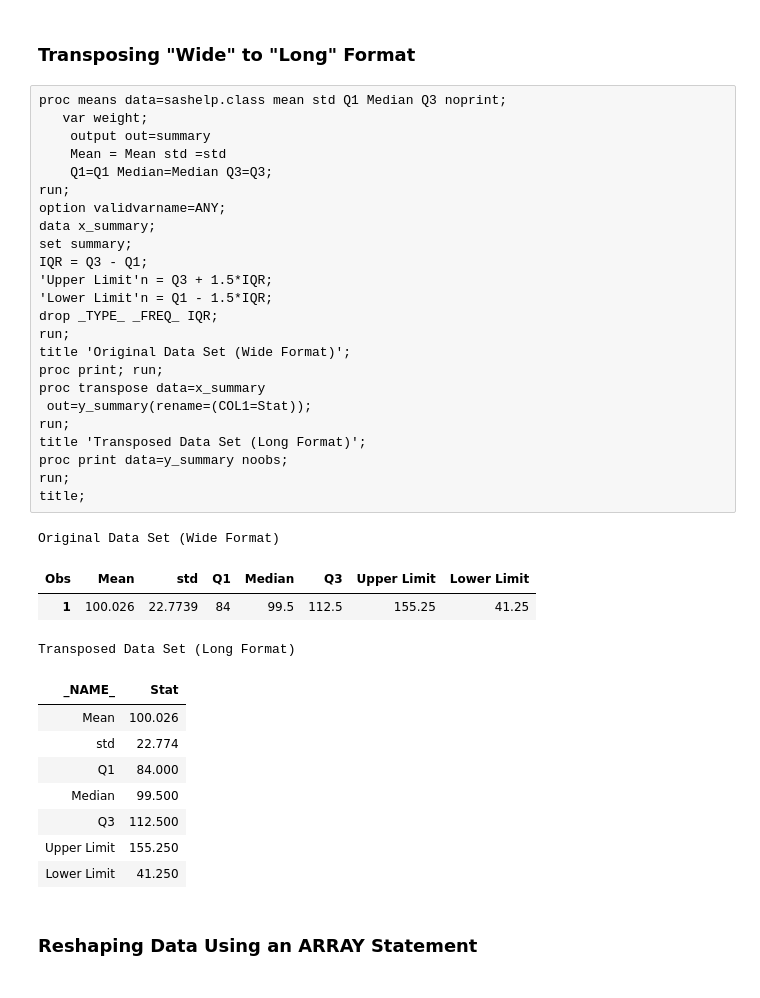
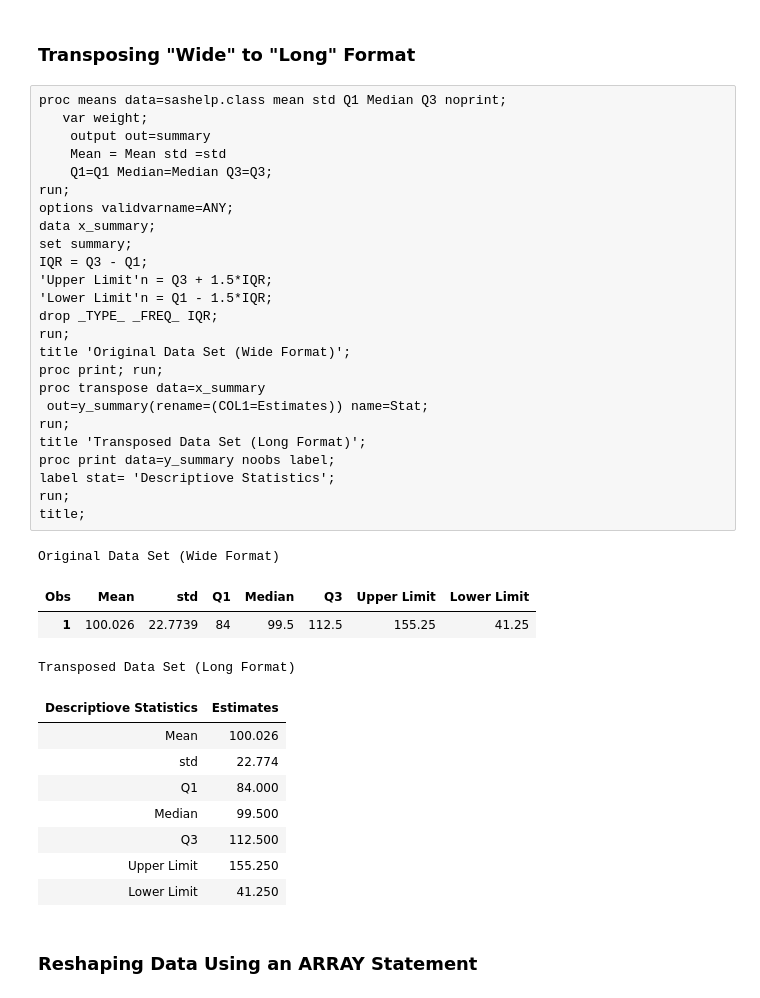
Before and after one commit to ProcJimi/curriculum, a Jupyter notebook: Week5/Week5_Part2.ipynb, the cells around one changed output. Cells and saved outputs as stored; diff of their text form.

```diff
--- a/Week5/Week5_Part2.ipynb
+++ b/Week5/Week5_Part2.ipynb
@@ -97,33 +97,34 @@ ID statement, PREFIX=, NAME= options added
 # %%
 proc means data=sashelp.class mean std Q1 Median Q3 noprint;
    var weight;
     output out=summary
     Mean = Mean	std =std
     Q1=Q1 Median=Median Q3=Q3;
 run;
-option validvarname=ANY;
+options validvarname=ANY;
 data x_summary;
 set summary;
 IQR = Q3 - Q1;
 'Upper Limit'n = Q3 + 1.5*IQR;
 'Lower Limit'n = Q1 - 1.5*IQR;
 drop _TYPE_ _FREQ_ IQR;
 run;
 title 'Original Data Set (Wide Format)';
 proc print; run;
 proc transpose data=x_summary
- out=y_summary(rename=(COL1=Stat));
+ out=y_summary(rename=(COL1=Estimates)) name=Stat;
 run;
 title 'Transposed Data Set (Long Format)';
-proc print data=y_summary noobs;
+proc print data=y_summary noobs label;
+label stat= 'Descriptiove Statistics';
 run;
 title;
 # %% [output]
 Original Data Set (Wide Format)
 | Obs | Mean | std | Q1 | Median | Q3 | Upper Limit | Lower Limit |
 | 1 | 100.026 | 22.7739 | 84 | 99.5 | 112.5 | 155.25 | 41.25 |
 Transposed Data Set (Long Format)
-| _NAME_ | Stat |
+| Descriptiove Statistics | Estimates |
 | Mean | 100.026 |
 | std | 22.774 |
 | Q1 | 84.000 |
```
Also changed, not shown: parts of 2 cells of this notebook, 2 other files.
